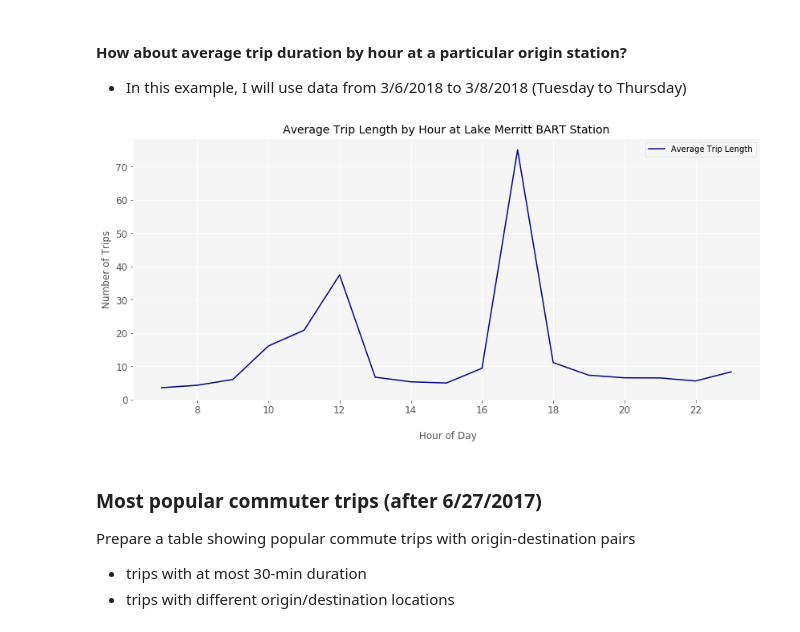
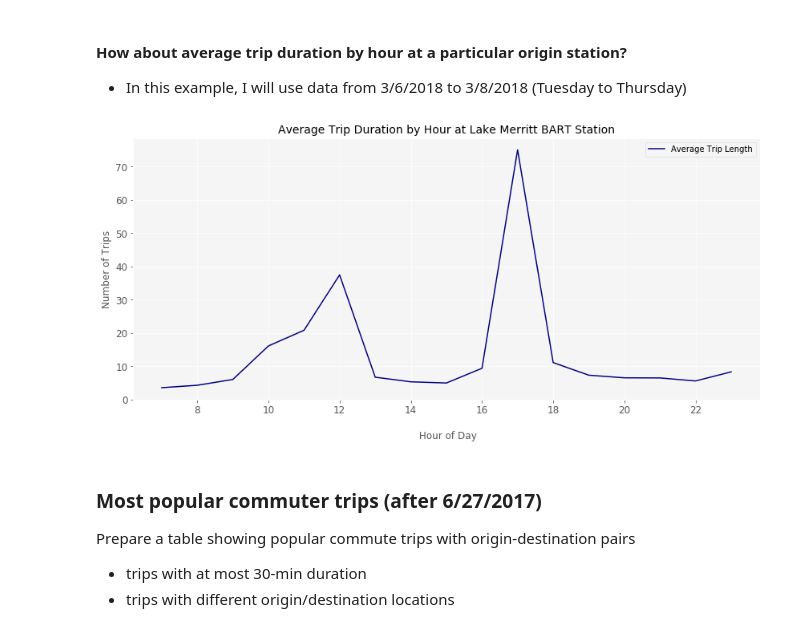
Before and after one commit to chenliny-zz/SF_Bikeshare_BigQuery, a Jupyter notebook: SF_Bikeshare_BigQuery.ipynb, the cells around one changed output. Drawn from its saved outputs; the diff is of its cells as text; code cells hidden in the pictures.

```diff
--- a/SF_Bikeshare_BigQuery.ipynb
+++ b/SF_Bikeshare_BigQuery.ipynb
@@ -258,7 +260,7 @@ ax = trips_by_month.set_index('month')[['subscriber_trips', 'customer_trips']].p
     color=['navy', 'orangered']
 )
 
-ax.set_title('Monthly Trips by User Type (4/1/2014 - 4/30/3016)', fontsize=14)
+ax.set_title('Monthly Trips by User Type (4/1/2014 - 3/31/2016)', fontsize=14)
 ax.set_ylabel('Number of Trips')
 ax.set_xlabel(' ')
 
@@ -473,7 +475,7 @@ avg_num_trips_query_before = """
                 `bigquery-public-data.san_francisco_bikeshare.bikeshare_trips`
             WHERE
                 start_date >= '2014-04-01'
-                AND start_date < '2018-04-30'
+                AND start_date < '2016-09-01'
             GROUP BY
                 trip_date
         )
@@ -713,35 +715,35 @@ duration_sta_query = """
                         AND start_date <= '2018-03-08'
                         AND start_station_name = 'Lake Merritt BART Station'
                      GROUP BY
                         hour_of_day
                      ORDER BY
                         hour_of_day
                      """
 
 safe_config = bigquery.QueryJobConfig(maximum_bytes_billed=10**10)
 duration_sta = client.query(duration_sta_query, job_config=safe_config).to_dataframe()
 
 ax = duration_sta.plot(
     kind='line',
     x = 'hour_of_day',
     y = 'avg_trip_length_mins',
     label = 'Average Trip Length',
     rot=0,
     figsize=(14,6),
     color=['navy']
 )
 
-ax.set_title('Average Trip Length by Hour at Lake Merritt BART Station', fontsize=14)
+ax.set_title('Average Trip Duration by Hour at Lake Merritt BART Station', fontsize=14)
 ax.set_ylabel('Number of Trips')
 ax.set_xlabel('\n Hour of Day')
 
 for tick in ax.yaxis.get_major_ticks():
     tick.label.set_fontsize(12)
 for tick in ax.xaxis.get_major_ticks():
     tick.label.set_fontsize(12)
 pass
 # %% [output]
-[figure, old version]
+[figure, new version]
 # %% [markdown]
 ### Most popular commuter trips (after 6/27/2017)
 Prepare a table showing popular commute trips with origin-destination pairs
```
Also changed, not shown: parts of 18 cells of this notebook.
